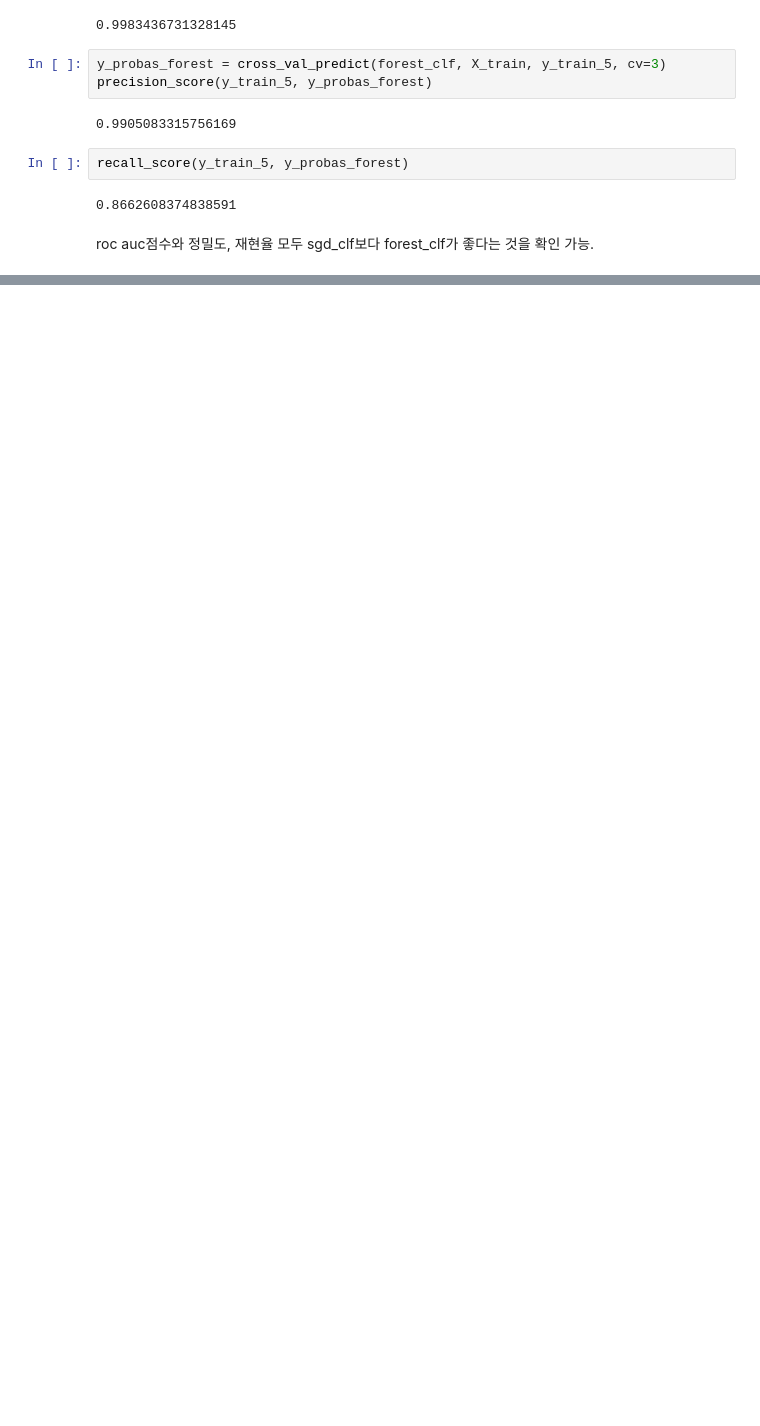
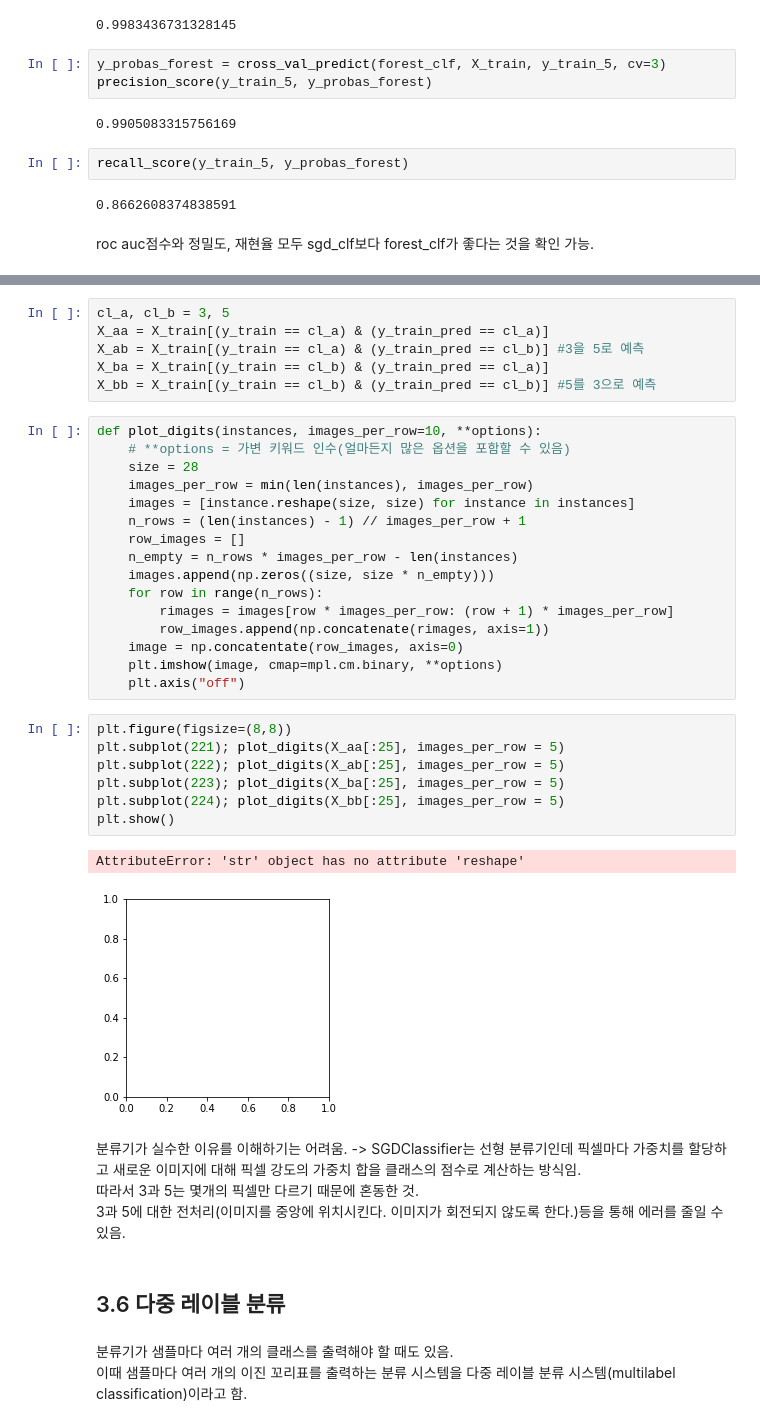
Before and after one commit to minjun9282/Hands-On-Machine-Learning-Study, a Jupyter notebook: Chapter3/3 Classification.ipynb, the cells around one changed output, grey strips where cells are left out. Drawn from its saved outputs; the diff is of its cells as text; blank space fills up the shorter version.

```diff
--- a/Chapter3/3 Classification.ipynb
+++ b/Chapter3/3 Classification.ipynb
@@ -299,0 +412,41 @@ roc auc점수와 정밀도, 재현율 모두 sgd_clf보다 forest_clf가 좋다
+# %%
+cl_a, cl_b = 3, 5
+X_aa = X_train[(y_train == cl_a) & (y_train_pred == cl_a)]
+X_ab = X_train[(y_train == cl_a) & (y_train_pred == cl_b)] #3을 5로 예측
+X_ba = X_train[(y_train == cl_b) & (y_train_pred == cl_a)]
+X_bb = X_train[(y_train == cl_b) & (y_train_pred == cl_b)] #5를 3으로 예측
+# %%
+def plot_digits(instances, images_per_row=10, **options):
+    # **options = 가변 키워드 인수(얼마든지 많은 옵션을 포함할 수 있음)
+    size = 28
+    images_per_row = min(len(instances), images_per_row)
+    images = [instance.reshape(size, size) for instance in instances]
+    n_rows = (len(instances) - 1) // images_per_row + 1
+    row_images = []
+    n_empty = n_rows * images_per_row - len(instances)
+    images.append(np.zeros((size, size * n_empty)))
+    for row in range(n_rows):
+        rimages = images[row * images_per_row: (row + 1) * images_per_row]
+        row_images.append(np.concatenate(rimages, axis=1))
+    image = np.concatentate(row_images, axis=0)
+    plt.imshow(image, cmap=mpl.cm.binary, **options)
+    plt.axis("off")
+# %%
+plt.figure(figsize=(8,8))
+plt.subplot(221); plot_digits(X_aa[:25], images_per_row = 5)
+plt.subplot(222); plot_digits(X_ab[:25], images_per_row = 5)
+plt.subplot(223); plot_digits(X_ba[:25], images_per_row = 5)
+plt.subplot(224); plot_digits(X_bb[:25], images_per_row = 5)
+plt.show()
+# %% [output]
+AttributeError: 'str' object has no attribute 'reshape'
+[figure, added]
+# %% [markdown]
+분류기가 실수한 이유를 이해하기는 어려움. -> SGDClassifier는 선형 분류기인데 픽셀마다 가중치를 할당하고 새로운 이미지에 대해 픽셀 강도의 가중치 합을 클래스의 점수로 계산하는 방식임.
+따라서 3과 5는 몇개의 픽셀만 다르기 때문에 혼동한 것.
+3과 5에 대한 전처리(이미지를 중앙에 위치시킨다. 이미지가 회전되지 않도록 한다.)등을 통해 에러를 줄일 수 있음.
+# %% [markdown]
+## 3.6 다중 레이블 분류
+# %% [markdown]
+분류기가 샘플마다 여러 개의 클래스를 출력해야 할 때도 있음.
+이때 샘플마다 여러 개의 이진 꼬리표를 출력하는 분류 시스템을 다중 레이블 분류 시스템(multilabel classification)이라고 함.
```
Also changed, not shown: parts of 33 cells of this notebook.
